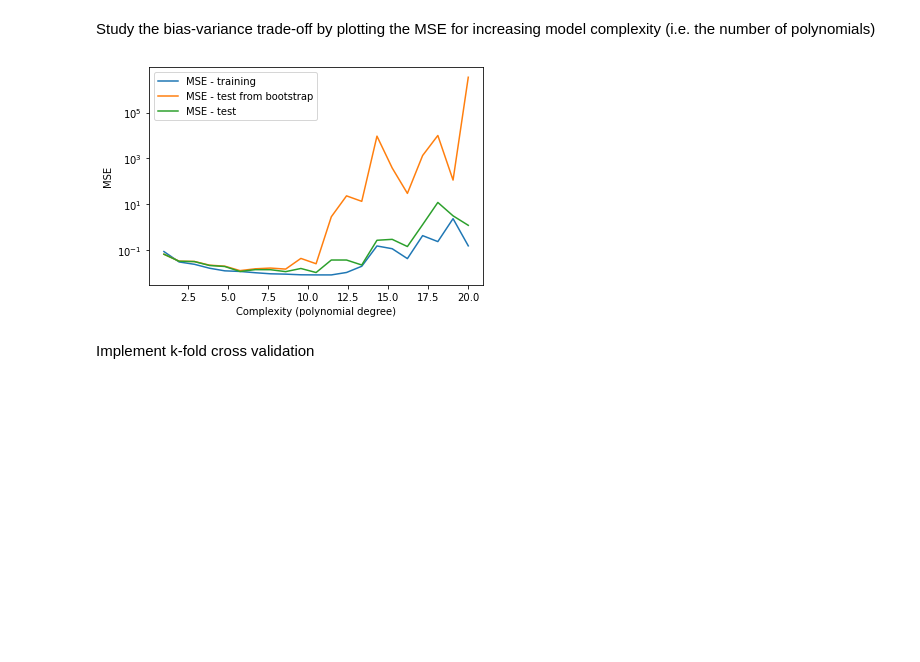
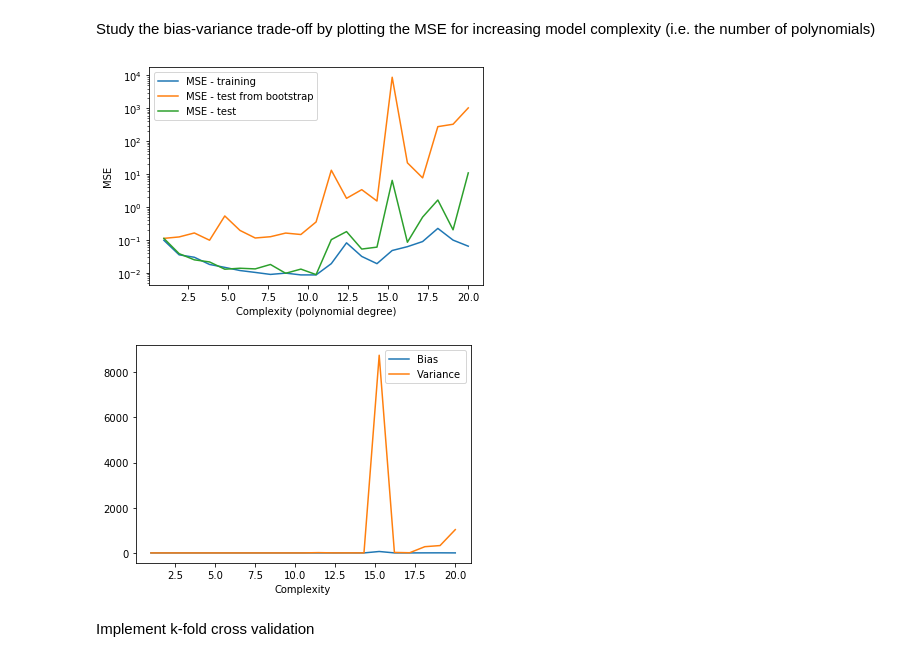
Before and after one commit to tellefs/ML-projects, a Jupyter notebook: project1/project1.ipynb, the cells around one changed output. Drawn from its saved outputs; the diff is of its cells as text; code cells hidden in the pictures; blank space fills up the shorter version.

Commit message:
added bias and variance plot, not finished yet

```diff
--- a/project1/project1.ipynb
+++ b/project1/project1.ipynb
@@ -121,7 +121,11 @@ MSE_test = np.zeros(max_degree+1)
 MSE_train = np.zeros(max_degree+1)
 MSE_test_bootstrap = np.zeros(max_degree+1)
 
-noise = noise_factor*np.random.randn(n)
+bias = np.zeros(max_degree+1)
+variance = np.zeros(max_degree+1)
+error = np.zeros(max_degree+1)
+
+noise# = noise_factor*np.random.randn(n)
 x = np.random.uniform(0,1,n)
 y = np.random.uniform(0,1,n)
 
@@ -136,37 +140,50 @@ for i in range(max_degree+1):
     scaler = StandardScaler(with_mean = True, with_std = False)
     scaler.fit(X_train)
     X_train_scaled = scaler.transform(X_train)
     X_test_scaled = scaler.transform(X_test)
 
-    #Perform reguler OLS
+    #Perform regular OLS
     beta = np.linalg.inv(X_train.T @ X_train) @ X_train.T @ z_train
     z_tilde = X_train @ beta
     z_predict = X_test @ beta
     MSE_train[i] = MSE(z_train,z_tilde)
     MSE_test[i] = MSE(z_test,z_predict)
 
     #Perform OLS with bootstrap resampling
     MSE_test_bootstrap_values = np.zeros(n_bootstraps)
+    z_predict_bootstrap = np.zeros(n_bootstraps)
 
     for j in range(n_bootstraps):
         X_train_resample, z_train_resample = resample(X_train, z_train, replace=True)
         beta = np.linalg.inv(X_train_resample.T @ X_train_resample) @ X_train_resample.T @ z_train_resample
-        z_predict_bootstrap = X_test @ beta
-        MSE_test_bootstrap_values[j] = MSE(z_test, z_predict_bootstrap)
+        z_predict_bootstrap[j] = (X_test @ beta)[0]
+        MSE_test_bootstrap_values[j] = MSE(z_test, z_predict_bootstrap[j])
 
     MSE_test_bootstrap[i] = np.mean(MSE_test_bootstrap_values)
+    bias[i] = np.mean( (z_test - np.mean(z_predict_bootstrap))**2 )
+    variance[i] = np.mean( np.var(z_predict_bootstrap) )
+    #error[i] = np.mean( np.mean((z_test - z_predict_bootstrap)**2) )
 
 plt.figure()
 plt.ylabel('MSE')
 plt.xlabel('Complexity (polynomial degree)')
 plt.plot(degree, MSE_train, label='MSE - training')
 plt.plot(degree, MSE_test_bootstrap, label='MSE - test from bootstrap')
 plt.plot(degree, MSE_test, label='MSE - test')
 plt.yscale('log')
 plt.legend()
 plt.show()
+
+plt.figure()
+plt.xlabel('Complexity')
+plt.plot(degree, bias, label='Bias')
+plt.plot(degree, variance, label='Variance')
+#plt.plot(degree, error, label='Error')
+plt.legend()
+plt.show()
 # %% [output]
-[figure, old version]
+[figure, new version]
+[figure, added]
 # %% [markdown]
 Implement k-fold cross validation
 # %% [markdown]
```
Also changed, not shown: parts of 2 cells of this notebook.
